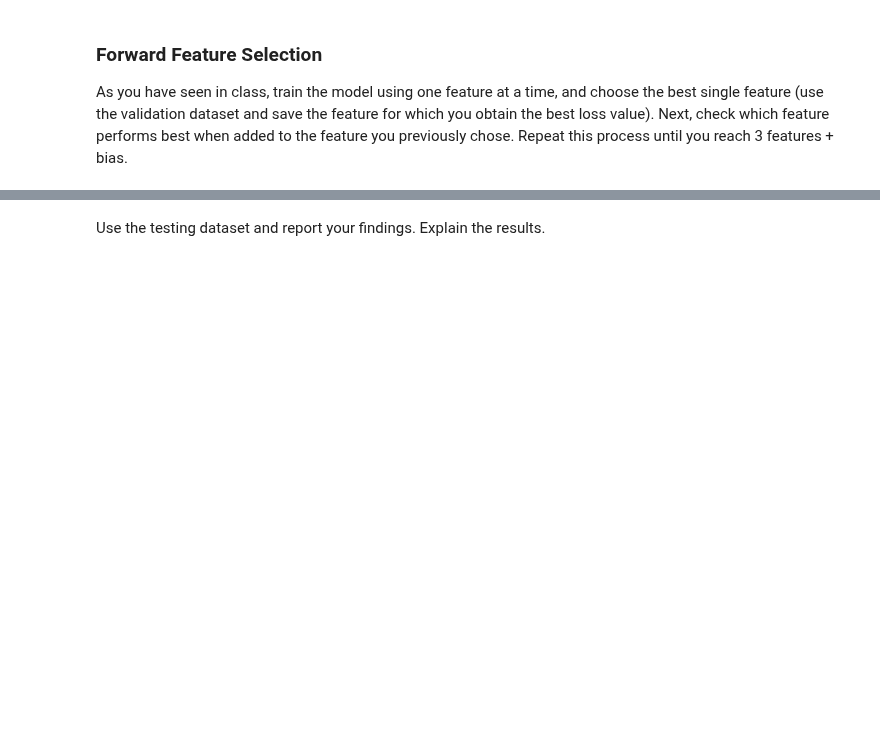
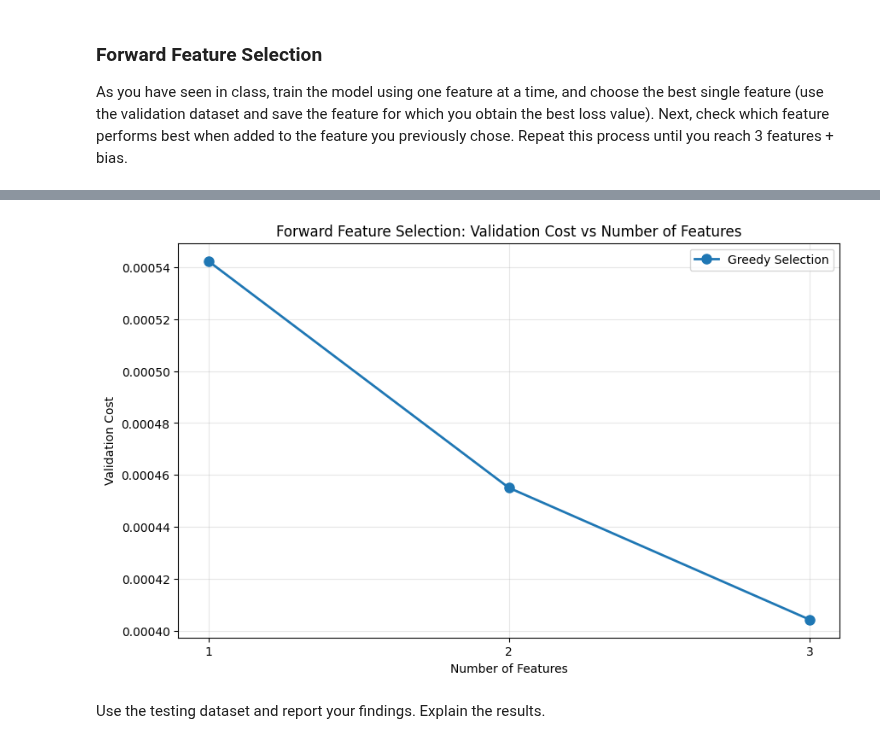
Before and after one commit to Evyatar-shaked/dani-and-evyatar-ML, a Jupyter notebook: HW2/hw2.ipynb, the cells around one changed output, grey strips where cells are left out. Drawn from its saved outputs; the diff is of its cells as text; code cells hidden in the pictures; blank space fills up the shorter version.

Commit message:
forward feature selction

```diff
--- a/HW2/hw2.ipynb
+++ b/HW2/hw2.ipynb
@@ -638,0 +660,94 @@ As you have seen in class, train the model using one feature at a time, and choo
+# %%
+def forward_feature_selection(X_train, y_train, X_val, y_val, alpha, num_iter, max_features=3):
+    """
+    Perform forward feature selection using a greedy algorithm.
+    Iteratively add features that minimize validation cost.
+
+    Input:
+    - X_train: training dataset (with bias column at index 0).
+    - y_train: training labels.
+    - X_val: validation dataset (with bias column at index 0).
+    - y_val: validation labels.
+    - alpha: Learning rate.
+    - num_iter: Number of gradient descent iterations.
+    - max_features: Maximum number of features to select (default 3, stopping condition).
+
+    Output:
+    - selected_features: List of selected feature indices (excluding bias).
+    - validation_costs: List of validation costs at each step.
+    """
+
+    # Number of features (excluding bias column at index 0)
+    n_features = X_train.shape[1] - 1
+
+    # Track selected features (indices without bias)
+    selected_features = []
+
+    # Track remaining features to consider
+    remaining_features = list(range(n_features))
+
+    # Track validation costs at each step
+    validation_costs = []
+
+    # Iteratively select features until we reach max_features (stopping condition)
+    for step in range(max_features):
+        best_feature = None
+        best_val_cost = float('inf')
+        best_theta = None
+
+        # Try adding each remaining feature
+        for feature_idx in remaining_features:
+            # Create feature set: bias + selected features + candidate feature
+            # Convert to 1-indexed for X columns (since bias is at 0)
+            current_feature_indices = [0] + [f + 1 for f in selected_features] + [feature_idx + 1]
+
+            # Extract columns
+            X_train_subset = X_train[:, current_feature_indices]
+            X_val_subset = X_val[:, current_feature_indices]
+
+            # Initialize theta (bias + selected features + 1 new feature)
+            np.random.seed(42)
+            theta = np.random.random(size=len(current_feature_indices))
+
+            # Train model
+            final_theta, J_history = gradient_descent(X_train_subset, y_train, theta, alpha, num_iter)
+
+            # Compute validation cost
+            val_cost = compute_cost(X_val_subset, y_val, final_theta)
+
+            # Update best feature
+            if val_cost < best_val_cost:
+                best_val_cost = val_cost
+                best_feature = feature_idx
+                best_theta = final_theta
+
+        # Add best feature to selected set
+        selected_features.append(best_feature)
+        remaining_features.remove(best_feature)
+        validation_costs.append(best_val_cost)
+
+    return selected_features, validation_costs
+
+
+# Run forward feature selection (greedy approach)
+print("=" * 70)
+print("GREEDY APPROACH: Forward Feature Selection")
+print("=" * 70)
+selected_features, validation_costs = forward_feature_selection(
+    X_train, y_train, X_val, y_val,
+    alpha=best_alpha,
+    num_iter=20000,
+    max_features=3  # Stopping condition: exactly 3 features
+)
+
+# Visualize the improvement
+plt.figure(figsize=(10, 6))
+plt.plot(range(1, len(validation_costs) + 1), validation_costs, marker='o', linewidth=2, markersize=8, label='Greedy Selection')
+plt.xlabel('Number of Features')
+plt.ylabel('Validation Cost')
+plt.title('Forward Feature Selection: Validation Cost vs Number of Features')
+plt.grid(True, alpha=0.3)
+plt.xticks(range(1, len(validation_costs) + 1))
+plt.legend()
+plt.show()
+# %% [output]
@@ -639,2 +757,3 @@ As you have seen in class, train the model using one feature at a time, and choo
+[figure, added]
 # %% [markdown]
 Use the testing dataset and report your findings. Explain the results.
```
Also changed, not shown: parts of 15 cells of this notebook.
